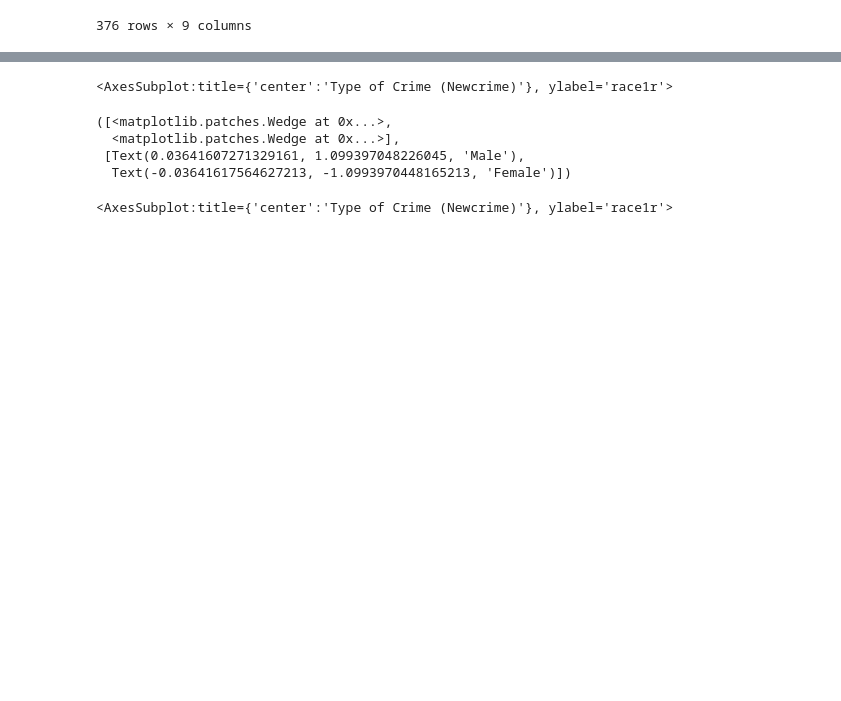
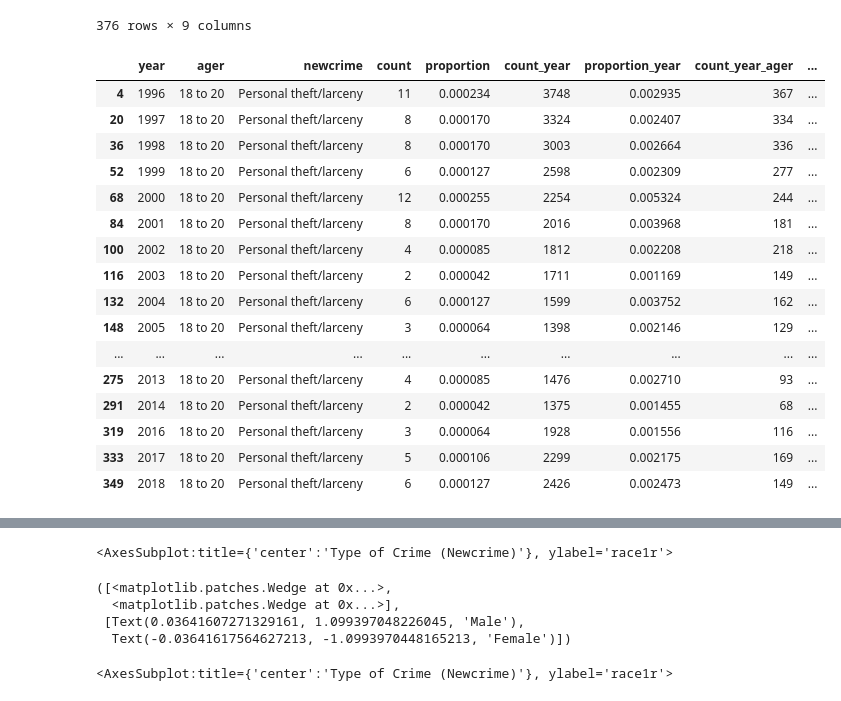
Before and after one commit to SyFlores/Crime_Victimization_and_the_Stock_Market, a Jupyter notebook: Analysis/NCVS_Analysis.ipynb, the cells around one changed output, grey strips where cells are left out. Saved outputs shown, nothing was run; the diff lists cells and outputs as text; code cells hidden in the pictures; blank space fills up the shorter version.

```diff
--- a/Analysis/NCVS_Analysis.ipynb
+++ b/Analysis/NCVS_Analysis.ipynb
@@ -30,6 +30,10 @@ group_ager_newcrime_df.drop(labels = "Unnamed: 0", axis = 1, inplace = True)
 year_ager_newcrime_csv_path = "../DataCleaning/group_year_ager_newcrime_df"
 group_year_ager_newcrime_df = pd.read_csv(year_ager_newcrime_csv_path)
 group_year_ager_newcrime_df.drop(labels = "Unnamed: 0", axis = 1, inplace = True)
+
+# Merging on year - Must specifify age group and crime group to get a row for each year
+# choice_full_df = full_df.loc[(full_df["ager"] == "<VALUE>") & (full_df["newcrime"] == "<VALUE>")]
+full_df = group_year_ager_newcrime_df.merge(DowJones_df, left_on = "year", right_on = "Year")
 # %%
 ncvs_df.head()
 # %% [output]
@@ -114,6 +118,29 @@ group_year_ager_newcrime_df
 | 374 | 2019 | 65 or older | Personal theft/larceny | 9 | 0.000191 | 2242 | 0.004014 | 182 | ... |
 | 375 | 2019 | 65 or older | Violent victimization | 173 | 0.003676 | 2242 | 0.077163 | 182 | ... |
 376 rows × 9 columns
+# %%
+full_df
+
+# Use this as an example
+# full_df.loc[(full_df["ager"] == "18 to 20") & (full_df["newcrime"] == "Personal theft/larceny")]
+# %% [output]
+|  | year | ager | newcrime | count | proportion | count_year | proportion_year | count_year_ager | ... |
+| 4 | 1996 | 18 to 20 | Personal theft/larceny | 11 | 0.000234 | 3748 | 0.002935 | 367 | ... |
+| 20 | 1997 | 18 to 20 | Personal theft/larceny | 8 | 0.000170 | 3324 | 0.002407 | 334 | ... |
+| 36 | 1998 | 18 to 20 | Personal theft/larceny | 8 | 0.000170 | 3003 | 0.002664 | 336 | ... |
+| 52 | 1999 | 18 to 20 | Personal theft/larceny | 6 | 0.000127 | 2598 | 0.002309 | 277 | ... |
+| 68 | 2000 | 18 to 20 | Personal theft/larceny | 12 | 0.000255 | 2254 | 0.005324 | 244 | ... |
+| 84 | 2001 | 18 to 20 | Personal theft/larceny | 8 | 0.000170 | 2016 | 0.003968 | 181 | ... |
+| 100 | 2002 | 18 to 20 | Personal theft/larceny | 4 | 0.000085 | 1812 | 0.002208 | 218 | ... |
+| 116 | 2003 | 18 to 20 | Personal theft/larceny | 2 | 0.000042 | 1711 | 0.001169 | 149 | ... |
+| 132 | 2004 | 18 to 20 | Personal theft/larceny | 6 | 0.000127 | 1599 | 0.003752 | 162 | ... |
+| 148 | 2005 | 18 to 20 | Personal theft/larceny | 3 | 0.000064 | 1398 | 0.002146 | 129 | ... |
+| ... | ... | ... | ... | ... | ... | ... | ... | ... | ... |
+| 275 | 2013 | 18 to 20 | Personal theft/larceny | 4 | 0.000085 | 1476 | 0.002710 | 93 | ... |
+| 291 | 2014 | 18 to 20 | Personal theft/larceny | 2 | 0.000042 | 1375 | 0.001455 | 68 | ... |
+| 319 | 2016 | 18 to 20 | Personal theft/larceny | 3 | 0.000064 | 1928 | 0.001556 | 116 | ... |
+| 333 | 2017 | 18 to 20 | Personal theft/larceny | 5 | 0.000106 | 2299 | 0.002175 | 169 | ... |
+| 349 | 2018 | 18 to 20 | Personal theft/larceny | 6 | 0.000127 | 2426 | 0.002473 | 149 | ... |
 # %%
 # Pie Chart "Type of Crime"
 newoff_df = ncvs_df.groupby("newoff").count()
```
Also changed, not shown: parts of 1 cell of this notebook.
